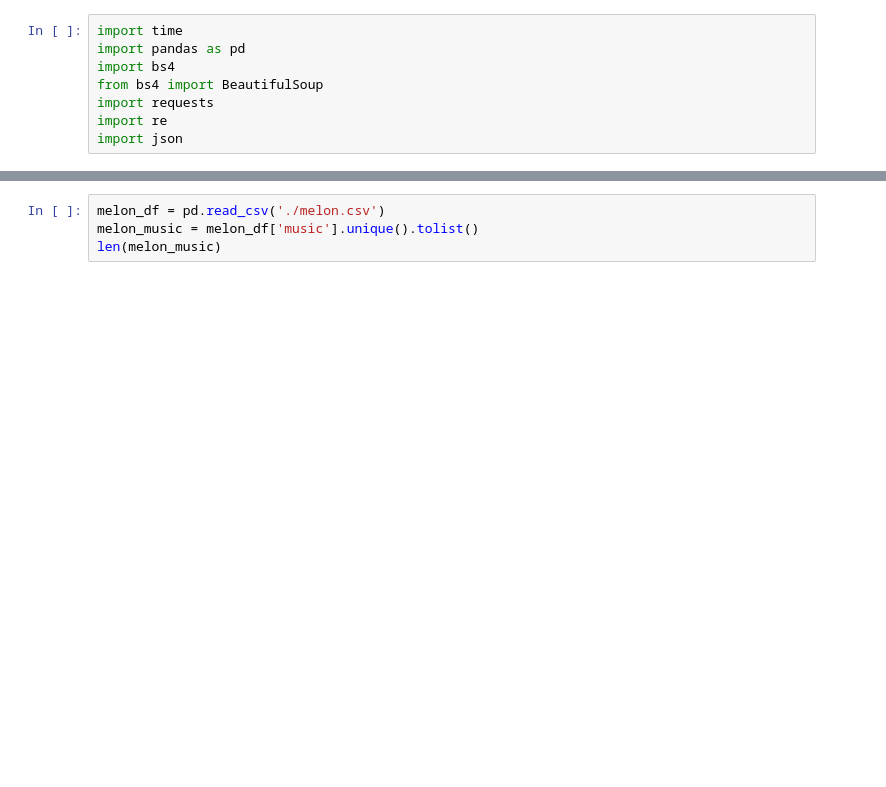
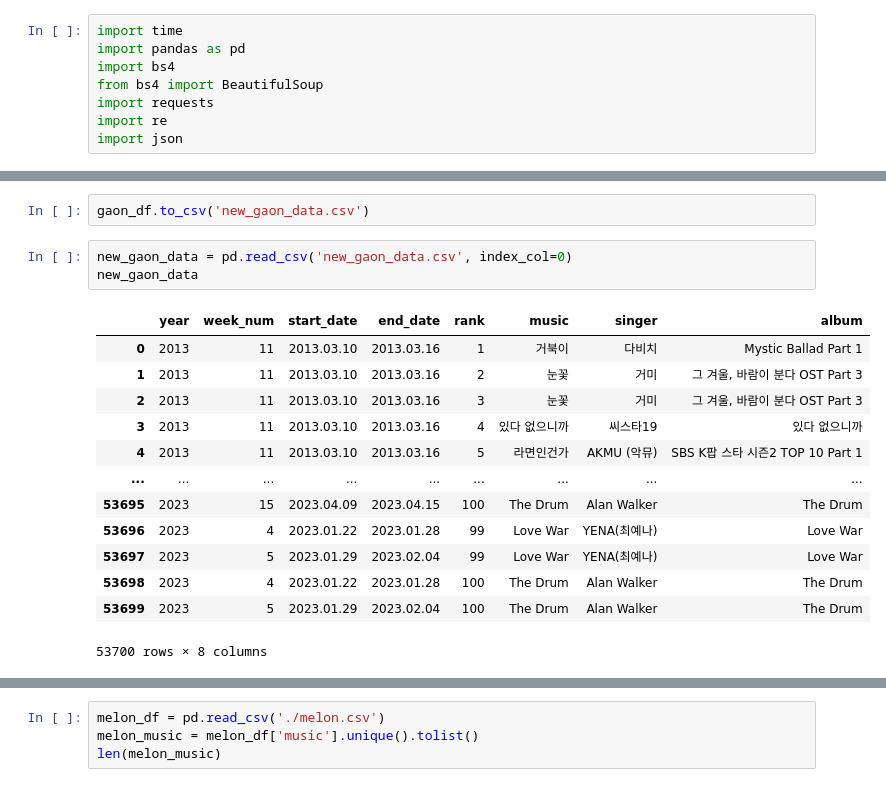
Before and after one commit to kwonwoobin/Dacon-ShinhanAI, a Jupyter notebook: code/crawling/melon_crawl.ipynb, the cells around one changed output, grey strips where cells are left out. Cells and saved outputs as stored; diff of their text form; blank space fills up the shorter version.

```diff
--- a/code/crawling/melon_crawl.ipynb
+++ b/code/crawling/melon_crawl.ipynb
@@ -14,0 +96,19 @@ import json
+# %%
+gaon_df.to_csv('new_gaon_data.csv')
+# %%
+new_gaon_data = pd.read_csv('new_gaon_data.csv', index_col=0)
+new_gaon_data
+# %% [output]
+|  | year | week_num | start_date | end_date | rank | music | singer | album |
+| 0 | 2013 | 11 | 2013.03.10 | 2013.03.16 | 1 | 거북이 | 다비치 | Mystic Ballad Part 1 |
+| 1 | 2013 | 11 | 2013.03.10 | 2013.03.16 | 2 | 눈꽃 | 거미 | 그 겨울, 바람이 분다 OST Part 3 |
+| 2 | 2013 | 11 | 2013.03.10 | 2013.03.16 | 3 | 눈꽃 | 거미 | 그 겨울, 바람이 분다 OST Part 3 |
+| 3 | 2013 | 11 | 2013.03.10 | 2013.03.16 | 4 | 있다 없으니까 | 씨스타19 | 있다 없으니까 |
+| 4 | 2013 | 11 | 2013.03.10 | 2013.03.16 | 5 | 라면인건가 | AKMU (악뮤) | SBS K팝 스타 시즌2 TOP 10 Part 1 |
+| ... | ... | ... | ... | ... | ... | ... | ... | ... |
+| 53695 | 2023 | 15 | 2023.04.09 | 2023.04.15 | 100 | The Drum | Alan Walker | The Drum |
+| 53696 | 2023 | 4 | 2023.01.22 | 2023.01.28 | 99 | Love War | YENA(최예나) | Love War |
+| 53697 | 2023 | 5 | 2023.01.29 | 2023.02.04 | 99 | Love War | YENA(최예나) | Love War |
+| 53698 | 2023 | 4 | 2023.01.22 | 2023.01.28 | 100 | The Drum | Alan Walker | The Drum |
+| 53699 | 2023 | 5 | 2023.01.29 | 2023.02.04 | 100 | The Drum | Alan Walker | The Drum |
+53700 rows × 8 columns
```
Also changed, not shown: parts of 25 cells of this notebook, 12 other files.
